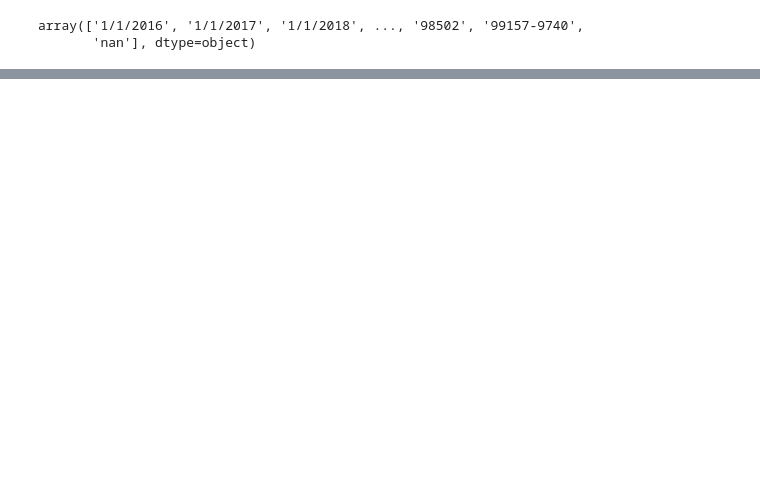
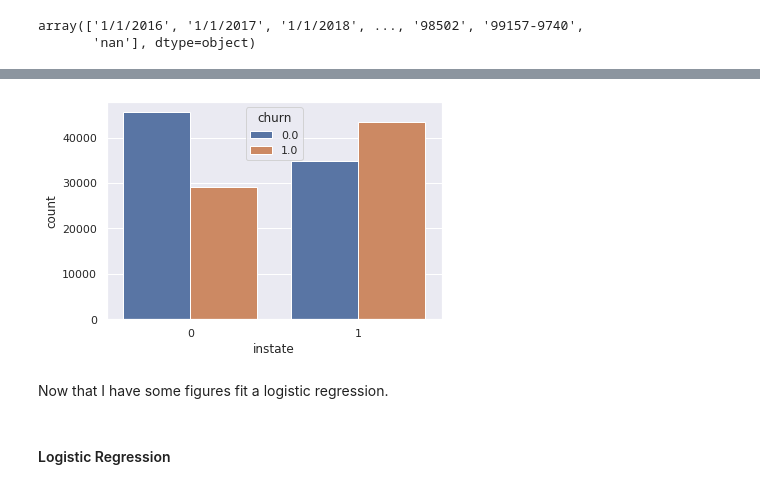
Before and after one commit to dc-larson/Insight_Data_Project, a Jupyter notebook: transaction_history.ipynb, the cells around one changed output, grey strips where cells are left out. Saved outputs shown, nothing was run; the diff lists cells and outputs as text; code cells hidden in the pictures; blank space fills up the shorter version.

```diff
--- a/transaction_history.ipynb
+++ b/transaction_history.ipynb
@@ -321,0 +512,4 @@ SyntaxError: invalid syntax (<ipython-input-141-07f0d06471fc>, line 2)
+# %%
+ax = sns.countplot(x="instate", hue="churn", data=df)
+# %% [output]
+[figure, added]
@@ -321,0 +519,4 @@ SyntaxError: invalid syntax (<ipython-input-141-07f0d06471fc>, line 2)
+# %% [markdown]
+Now that I have some figures fit a logistic regression.
+# %% [markdown]
+#### Logistic Regression
```
Also changed, not shown: parts of 38 cells of this notebook.
